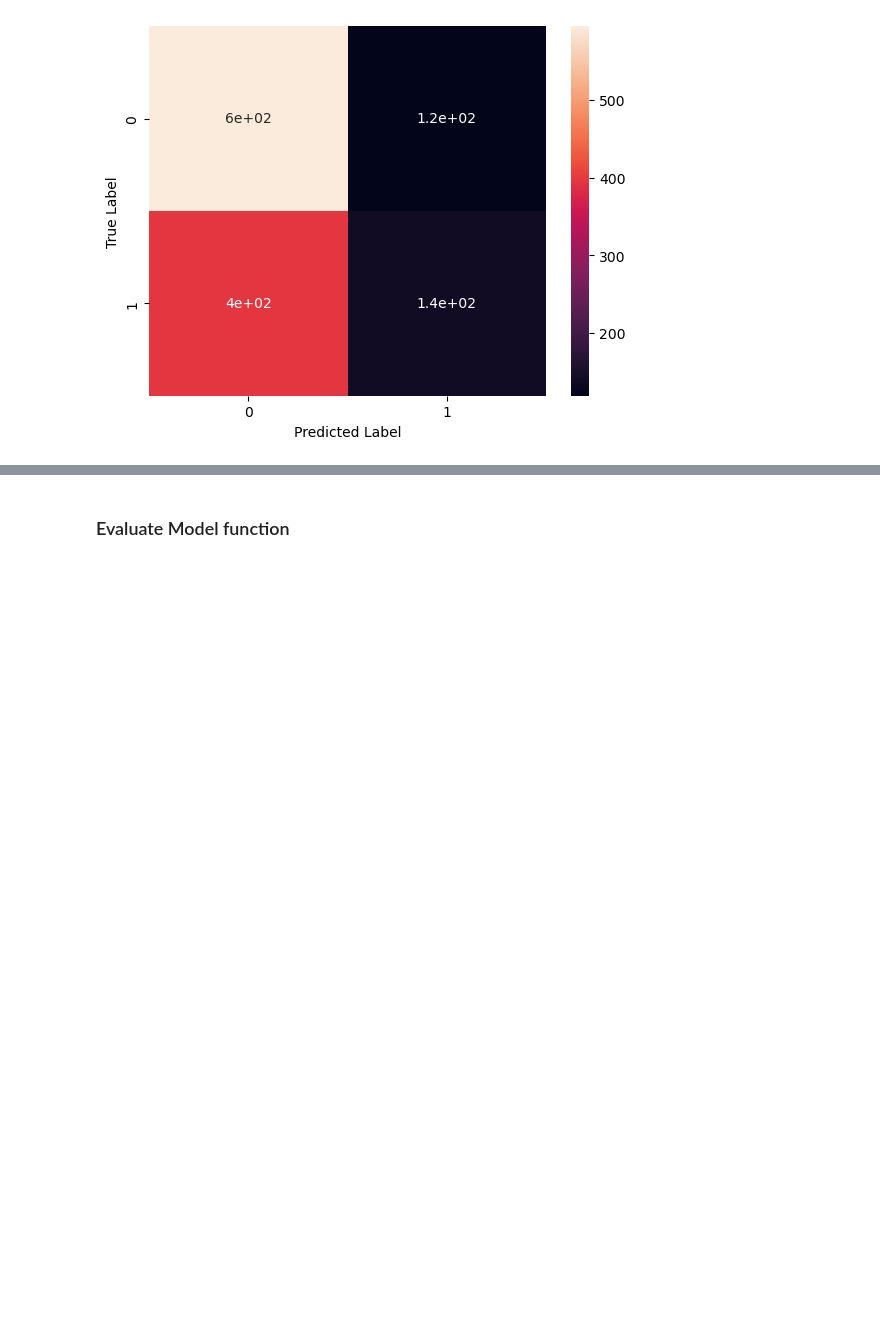
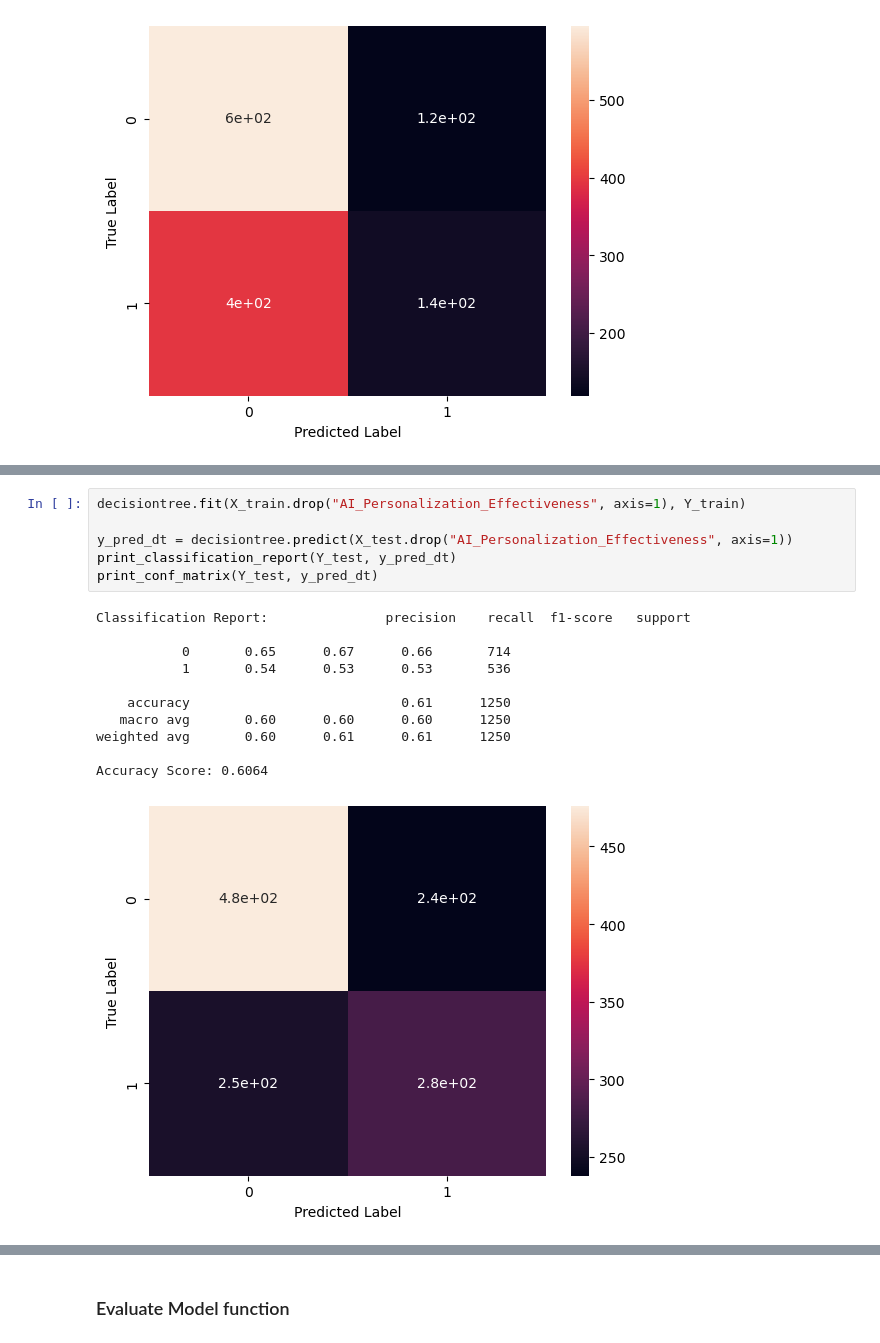
Before and after one commit to alim0118/customer-churn-predictor, a Jupyter notebook: Churn_Predictor.ipynb, the cells around one changed output, grey strips where cells are left out. Drawn from its saved outputs; the diff is of its cells as text; blank space fills up the shorter version.

```diff
--- a/Churn_Predictor.ipynb
+++ b/Churn_Predictor.ipynb
@@ -537 +543,19 @@ Accuracy Score: 0.6296
+# %%
+decisiontree.fit(X_train.drop("AI_Personalization_Effectiveness", axis=1), Y_train)
+
+y_pred_dt = decisiontree.predict(X_test.drop("AI_Personalization_Effectiveness", axis=1))
+print_classification_report(Y_test, y_pred_dt)
+print_conf_matrix(Y_test, y_pred_dt)
+# %% [output]
+Classification Report:               precision    recall  f1-score   support
+
+           0       0.65      0.67      0.66       714
+           1       0.54      0.53      0.53       536
+
+    accuracy                           0.61      1250
+   macro avg       0.60      0.60      0.60      1250
+weighted avg       0.60      0.61      0.61      1250
+
+Accuracy Score: 0.6064
+[figure, added]
 # %%
```
Also changed, not shown: parts of 15 cells of this notebook.
